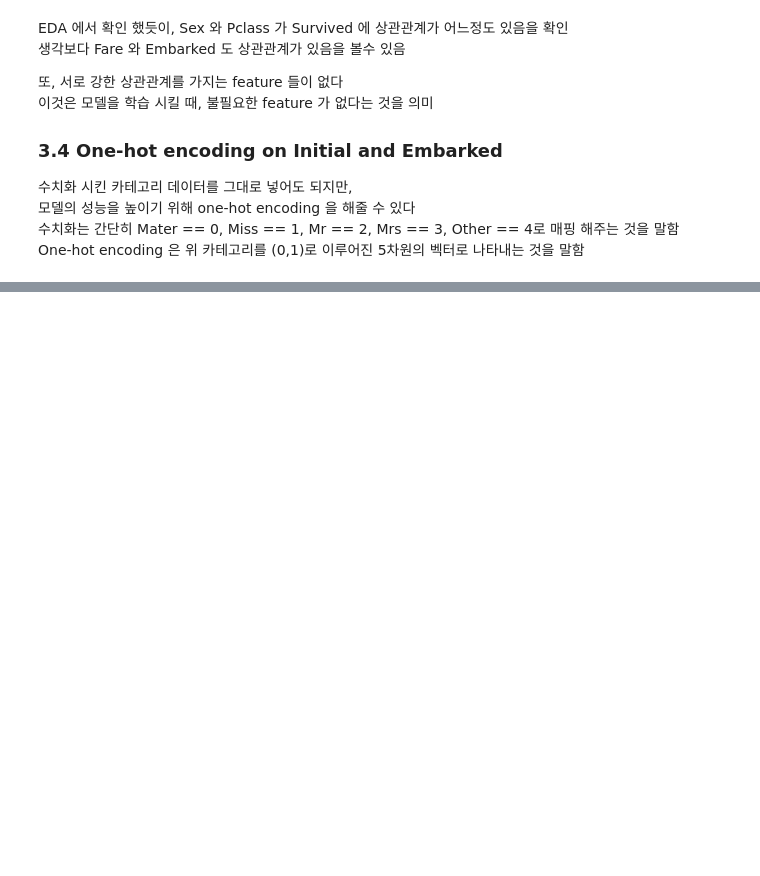
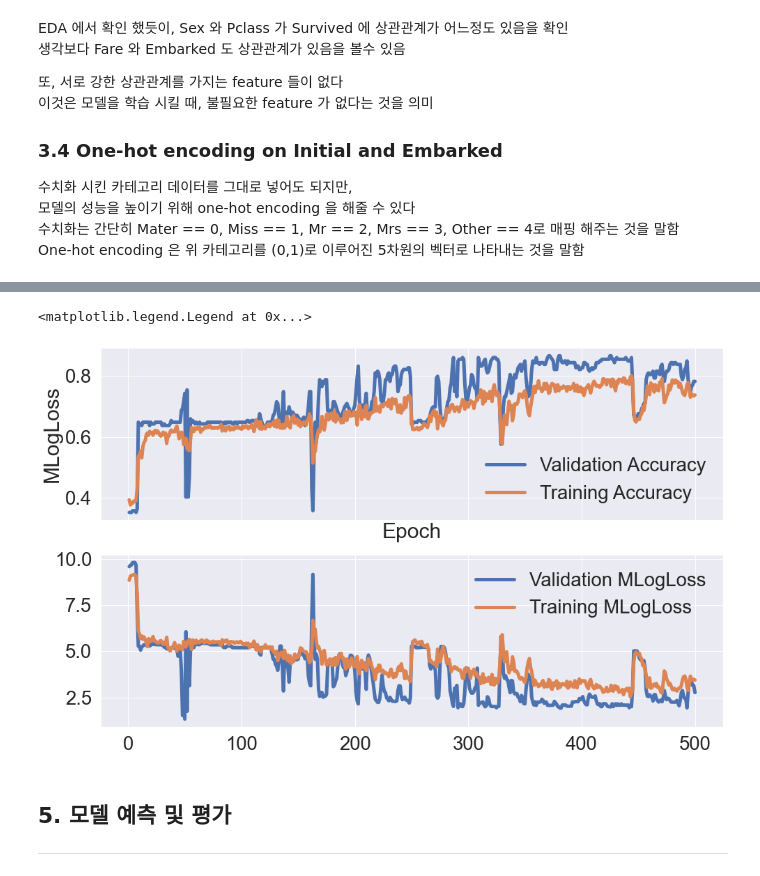
Before and after one commit to ming-90/Kaggle_Study, a Jupyter notebook: 1.titanic/titanic.ipynb, the cells around one changed output, grey strips where cells are left out. Drawn from its saved outputs; the diff is of its cells as text; code cells hidden in the pictures; blank space fills up the shorter version.

```diff
--- a/1.titanic/titanic.ipynb
+++ b/1.titanic/titanic.ipynb
@@ -633,0 +743,13 @@ One-hot encoding 은 위 카테고리를 (0,1)로 이루어진 5차원의 벡터
+# %%
+nn_model = Sequential()
+nn_model.add(Dense(32, activation='relu', input_shape=(14,)))
+nn_model.add(Dropout(0.2))
+nn_model.add(Dense(64, activation='relu'))
+nn_model.add(Dropout(0.2))
+nn_model.add(Dense(32, activation='relu'))
+nn_model.add(Dropout(0.2))
+nn_model.add(Dense(1, activation='relu'))
+
+Loss = 'binary_crossentropy'
+nn_model.compile(loss=Loss, optimizer=Adam(), metrics=['accuracy'])
+nn_model.summary()
@@ -633,0 +774,6 @@ One-hot encoding 은 위 카테고리를 (0,1)로 이루어진 5차원의 벡터
+# %%
+history = nn_model.fit(X_tr, y_tr,
+                      batch_size=64,
+                      epochs=500,
+                      validation_data=(X_vld, y_vld),
+                      verbose=1)
@@ -633,0 +816,23 @@ One-hot encoding 은 위 카테고리를 (0,1)로 이루어진 5차원의 벡터
+# %%
+hists = [history]
+hist_df = pd.concat([pd.DataFrame(hist.history) for hist in hists], sort=True)
+hist_df.index = np.arange(1, len(hist_df) + 1)
+fig, axs = plt.subplots(nrows=2, sharex=True, figsize=(16,10))
+axs[0].plot(hist_df.val_accuracy, lw=5, label='Validation Accuracy')
+axs[0].plot(hist_df.accuracy, lw=5, label='Training Accuracy')
+axs[0].set_ylabel('Accuracy')
+axs[0].set_xlabel('Epoch')
+axs[0].grid()
+axs[0].legend(loc=0)
+axs[1].plot(hist_df.val_loss, lw=5, label='Validation MLogLoss')
+axs[1].plot(hist_df.loss, lw=5, label='Training MLogLoss')
+axs[0].set_ylabel('MLogLoss')
+axs[0].set_xlabel('Epoch')
+axs[0].grid()
+axs[1].legend(loc=0)
+# %% [output]
+<matplotlib.legend.Legend at 0x...>
+[figure, added]
+# %% [markdown]
+## 5. 모델 예측 및 평가
+------
```
Also changed, not shown: parts of 32 cells of this notebook, 1 other file.
